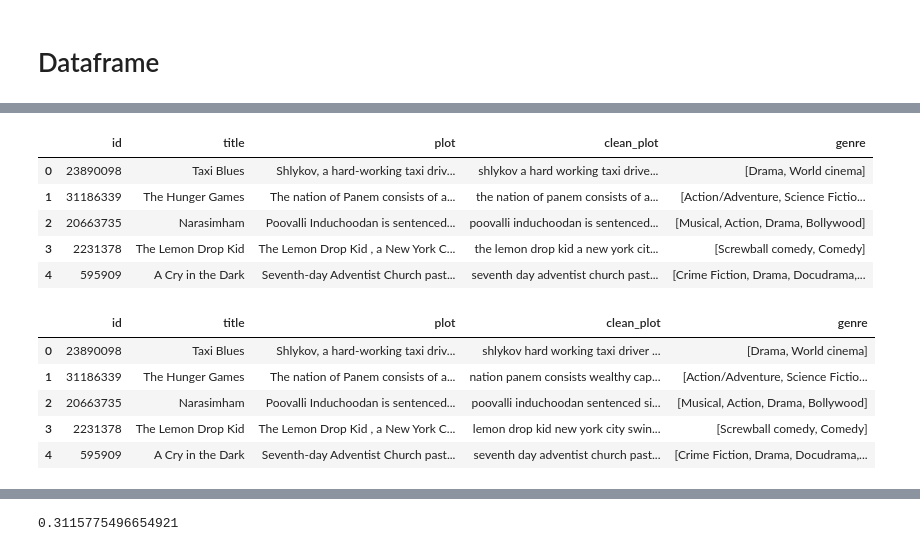
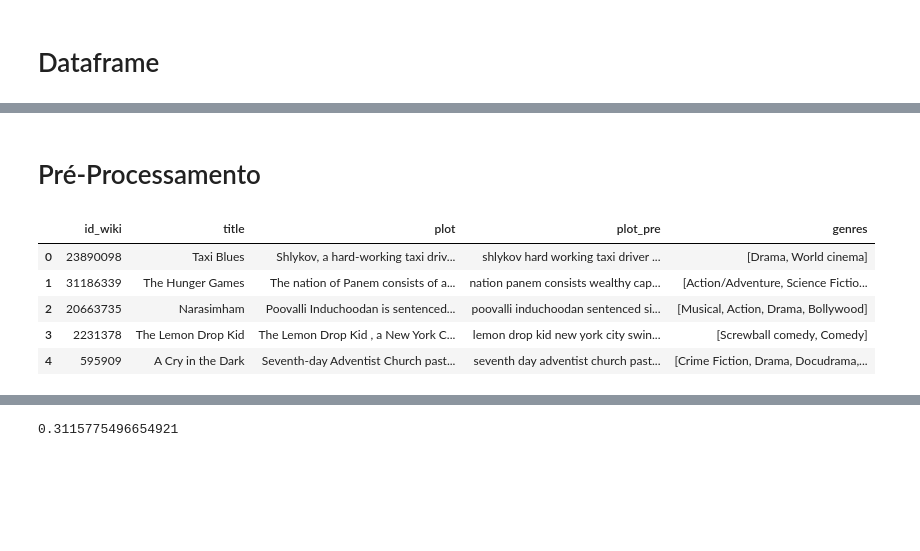
Before and after one commit to Durfan/ufsj-Data-Science, a Jupyter notebook: tp/tp.ipynb, the cells around one changed output, grey strips where cells are left out. Drawn from its saved outputs; the diff is of its cells as text; code cells hidden in the pictures; blank space fills up the shorter version.

```diff
--- a/tp/tp.ipynb
+++ b/tp/tp.ipynb
@@ -38,15 +57,16 @@ meta.head()
 
 plots = []
 with open("./data/plot_summaries.txt", 'r') as f:
-       reader = csv.reader(f, dialect='excel-tab')
-       for row in tqdm(reader):
-            plots.append(row)
+  reader = csv.reader(f, dialect='excel-tab')
+  for row in tqdm(reader): # tqdm, A Fast, Extensible Progress Bar for Python and CLI
+      plots.append(row)
 
-id = []
+id_wiki = []
 plot = []
 
 for i in tqdm(plots):
-  id.append(i[0])
+  id_wiki.append(i[0])
   plot.append(i[1])
 
-plots = pd.DataFrame({'id': id, 'plot': plot})
+plots = pd.DataFrame({'id_wiki': id_wiki, 'plot': plot})
+plots.head()
@@ -53,8 +80,8 @@ plots = pd.DataFrame({'id': id, 'plot': plot})
 # %%
-meta['id'] = meta['id'].astype(str)
-cols = ['id','title','plot','genre']
+meta['id_wiki'] = meta['id_wiki'].astype(str)
+cols = ['id_wiki','title','plot','genres']
 
-df = pd.merge(plots, meta[['id', 'title', 'genre']], on = 'id')
+df = pd.merge(plots, meta[['id_wiki', 'title', 'genres']], on = 'id_wiki')
 df = df[cols]
 df.head()
 # %% [output]
@@ -67,7 +93,0 @@ df.head()
-# %%
-genres = []
-for i in df['genre']:
-  genres.append(list(json.loads(i).values()))
-
-df['genre'] = genres
-df.head()
@@ -111,35 +110,28 @@ plt.show()
+# %% [markdown]
+# Pré-Processamento
 # %%
-def clean_text(text):
+stop_words = set(stopwords.words('english'))
+
+def clean(text):
     text = re.sub("\'", "", text)
     text = re.sub("[^a-zA-Z]"," ",text)
     text = ' '.join(text.split())
     text = text.lower()
     return text
 
-df['clean_plot'] = df['plot'].apply(lambda x: clean_text(x))
-cols = ['id','title','plot','clean_plot','genre']
+def remove_stopwords(text):
+    no_stopword_text = [w for w in text.split() if not w in stop_words]
+    return ' '.join(no_stopword_text)
+
+df['plot_pre'] = df['plot'].apply(clean)
+df['plot_pre'] = df['plot_pre'].apply(remove_stopwords)
+cols = ['id_wiki','title','plot','plot_pre','genres']
 df = df[cols]
 df.head()
 # %% [output]
-|  | id | title | plot | clean_plot | genre |
-| 0 | 23890098 | Taxi Blues | Shlykov, a hard-working taxi driv... | shlykov a hard working taxi drive... | [Drama, World cinema] |
-| 1 | 31186339 | The Hunger Games | The nation of Panem consists of a... | the nation of panem consists of a... | [Action/Adventure, Science Fictio... |
-| 2 | 20663735 | Narasimham | Poovalli Induchoodan is sentenced... | poovalli induchoodan is sentenced... | [Musical, Action, Drama, Bollywood] |
-| 3 | 2231378 | The Lemon Drop Kid | The Lemon Drop Kid , a New York C... | the lemon drop kid a new york cit... | [Screwball comedy, Comedy] |
+|  | id_wiki | title | plot | plot_pre | genres |
+| 0 | 23890098 | Taxi Blues | Shlykov, a hard-working taxi driv... | shlykov hard working taxi driver ... | [Drama, World cinema] |
+| 1 | 31186339 | The Hunger Games | The nation of Panem consists of a... | nation panem consists wealthy cap... | [Action/Adventure, Science Fictio... |
+| 2 | 20663735 | Narasimham | Poovalli Induchoodan is sentenced... | poovalli induchoodan sentenced si... | [Musical, Action, Drama, Bollywood] |
+| 3 | 2231378 | The Lemon Drop Kid | The Lemon Drop Kid , a New York C... | lemon drop kid new york city swin... | [Screwball comedy, Comedy] |
 | 4 | 595909 | A Cry in the Dark | Seventh-day Adventist Church past... | seventh day adventist church past... | [Crime Fiction, Drama, Docudrama,... |
-# %%
-stop_words = set(stopwords.words('english'))
-
-def remove_stopwords(text):
-    no_stopword_text = [w for w in text.split() if not w in stop_words]
-    return ' '.join(no_stopword_text)
-
-df['clean_plot'] = df['clean_plot'].apply(lambda x: remove_stopwords(x))
-df.head()
-# %% [output]
-|  | id | title | plot | clean_plot | genre |
-| 0 | 23890098 | Taxi Blues | Shlykov, a hard-working taxi driv... | shlykov hard working taxi driver ... | [Drama, World cinema] |
-| 1 | 31186339 | The Hunger Games | The nation of Panem consists of a... | nation panem consists wealthy cap... | [Action/Adventure, Science Fictio... |
-| 2 | 20663735 | Narasimham | Poovalli Induchoodan is sentenced... | poovalli induchoodan sentenced si... | [Musical, Action, Drama, Bollywood] |
-| 3 | 2231378 | The Lemon Drop Kid | The Lemon Drop Kid , a New York C... | lemon drop kid new york city swin... | [Screwball comedy, Comedy] |
-| 4 | 595909 | A Cry in the Dark | Seventh-day Adventist Church past... | seventh day adventist church past... | [Crime Fiction, Drama, Docudrama,... |
```
Also changed, not shown: parts of 13 cells of this notebook.
